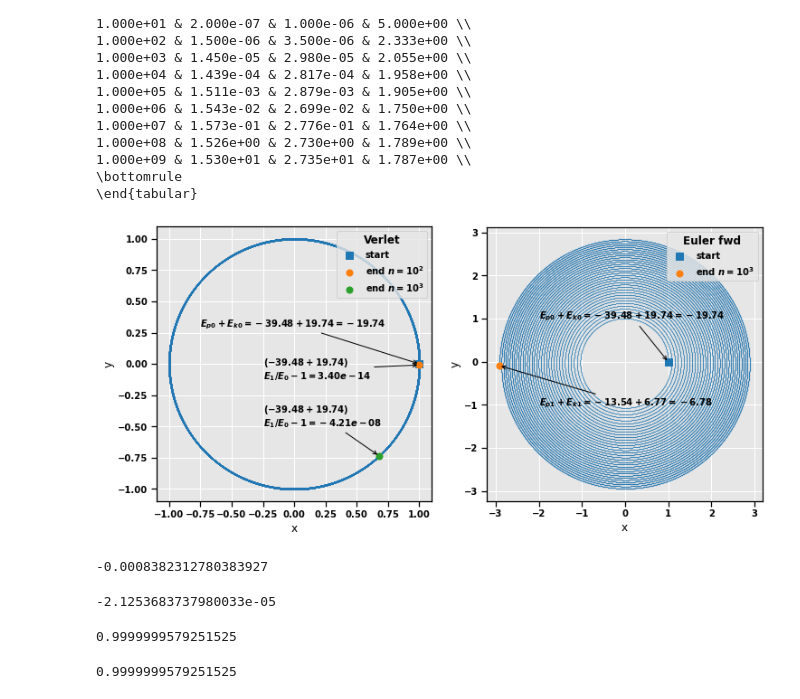
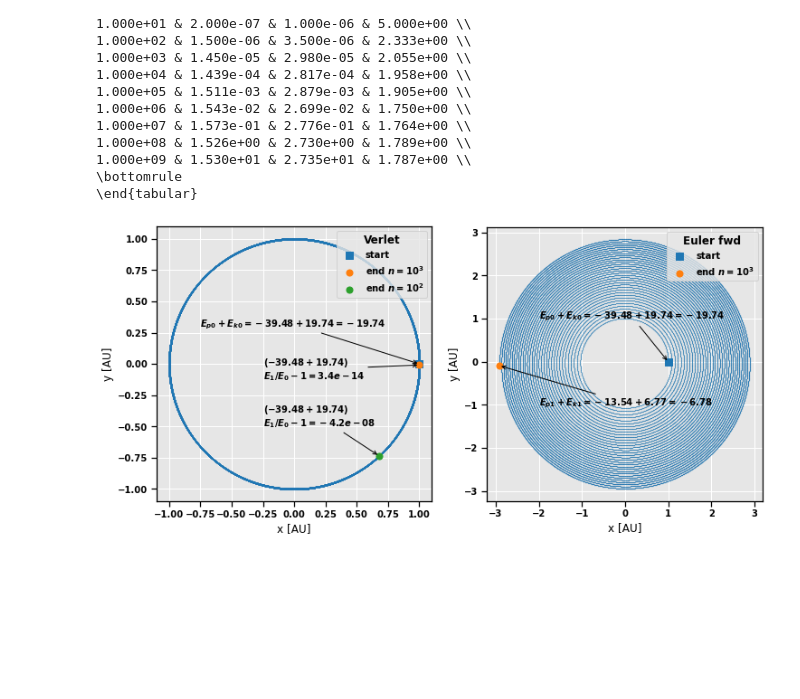
Before and after one commit to fonstelien/FYS4150, a Jupyter notebook: project3/results/project3.ipynb, the cells around one changed output. Saved outputs shown, nothing was run; the diff lists cells and outputs as text; code cells hidden in the pictures; blank space fills up the shorter version.

```diff
--- a/project3/results/project3.ipynb
+++ b/project3/results/project3.ipynb
@@ -180,16 +183,16 @@ dfe1000 = pd.read_csv('n1000y100e.csv')
 calc_energies(dfe1000)
 # %%
 fix, axes = plt.subplots(nrows=1, ncols=2, figsize=(12,6))
-dfv = pd.read_csv('test.csv')
+
 ax = axes[0]
 ax.scatter(dfv1000['x'], dfv1000['y'], s=.01, color=COLORS[0])
 ax.scatter(dfv1000['x'].iloc[0], dfv1000['y'].iloc[0], s=80, marker='s', color=COLORS[0], label='start')
-ax.scatter(dfv1000['x'].iloc[-1], dfv1000['y'].iloc[-1], s=50, color=COLORS[1], label='end $n=10^2$')
-ax.scatter(dfv100['x'].iloc[-1], dfv100['y'].iloc[-1], s=50, color=COLORS[2], label='end $n=10^3$')
+ax.scatter(dfv1000['x'].iloc[-1], dfv1000['y'].iloc[-1], s=50, color=COLORS[1], label='end $n=10^3$')
+ax.scatter(dfv100['x'].iloc[-1], dfv100['y'].iloc[-1], s=50, color=COLORS[2], label='end $n=10^2$')
 ax.set_aspect('equal', adjustable='box')
 ax.legend(loc='upper right', title='Verlet', title_fontsize=MEDIUM)
-ax.set_xlabel('x', fontsize=MEDIUM)
-ax.set_ylabel('y', fontsize=MEDIUM)
+ax.set_xlabel('x [AU]', fontsize=MEDIUM)
+ax.set_ylabel('y [AU]', fontsize=MEDIUM)
 
 xytext = (-.75,.3)
 xy = (dfv1000['x'].iloc[0], dfv1000['y'].iloc[0])
@@ -203,56 +206,40 @@ xy = (dfv1000['x'].iloc[-1], dfv1000['y'].iloc[-1])
 ep = dfv1000['potential'].iloc[-1]
 ek = dfv1000['kinetic'].iloc[-1]
 er = (ep+ek)/e0-1
-ax.annotate(f'$({ep:.2f}+{ek:.2f})$\n$E_1/E_0-1 = {er:.2e}$', xytext=xytext, xy=xy, arrowprops={'arrowstyle':'->'})
+ax.annotate(f'$({ep:.2f}+{ek:.2f})$\n$E_1/E_0-1 = {er:.1e}$', xytext=xytext, xy=xy, arrowprops={'arrowstyle':'->'})
 
 xytext = (-.25,-.5)
 xy = (dfv100['x'].iloc[-1], dfv100['y'].iloc[-1])
 ep = dfv100['potential'].iloc[-1]
 ek = dfv100['kinetic'].iloc[-1]
 er = (ep+ek)/e0-1
-ax.annotate(f'$({ep:.2f}+{ek:.2f})$\n$E_1/E_0-1 = {er:.2e}$', xytext=xytext, xy=xy, arrowprops={'arrowstyle':'->'})
+ax.annotate(f'$({ep:.2f}+{ek:.2f})$\n$E_1/E_0-1 = {er:.1e}$', xytext=xytext, xy=xy, arrowprops={'arrowstyle':'->'})
 
 
 ax = axes[1]
 ax.scatter(dfe1000['x'], dfe1000['y'], s=.01, color=COLORS[0])
 ax.scatter(dfe1000['x'].iloc[0], dfe1000['y'].iloc[0], s=80, marker='s', color=COLORS[0], label='start')
 ax.scatter(dfe1000['x'].iloc[-1], dfe1000['y'].iloc[-1], s=50, color=COLORS[1], label='end $n=10^3$')
 ax.set_aspect('equal', adjustable='box')
 ax.legend(loc='upper right', title='Euler fwd', title_fontsize=MEDIUM)
-ax.set_xlabel('x', fontsize=MEDIUM)
-ax.set_ylabel('y', fontsize=MEDIUM)
+ax.set_xlabel('x [AU]', fontsize=MEDIUM)
+ax.set_ylabel('y [AU]', fontsize=MEDIUM)
 
 
 xytext = (-2,1)
 xy = (dfe1000['x'].iloc[0], dfe1000['y'].iloc[0])
 ep = dfe1000['potential'].iloc[0]
 ek = dfe1000['kinetic'].iloc[0]
 e = ep+ek
 ax.annotate(f'$E_{{p0}}+E_{{k0}} = {ep:.2f}+{ek:.2f} = {e:.2f}$', xytext=xytext, xy=xy, arrowprops={'arrowstyle':'->'})
 
 xytext = (-2,-1)
 xy = (dfe1000['x'].iloc[-1], dfe1000['y'].iloc[-1])
 ep = dfe1000['potential'].iloc[-1]
 ek = dfe1000['kinetic'].iloc[-1]
 e = ep+ek
 ax.annotate(f'$E_{{p1}}+E_{{k1}} = {ep:.2f}+{ek:.2f} = {e:.2f}$', xytext=xytext, xy=xy, arrowprops={'arrowstyle':'->'})
 
 plt.show()
 # %% [output]
-[figure, old version]
+[figure, new version]
-# %%
-dfv100['kinetic'].iloc[-1]-dfv100['kinetic'].iloc[0]
-# %% [output]
--0.0008382312780383927
-# %%
-(dfv100['potential'].iloc[-1]-dfv100['potential'].iloc[0])/dfv100['potential'].iloc[0]
-# %% [output]
--2.1253683737980033e-05
-# %%
-dfv100['total'].iloc[-1]/dfv100['total'].iloc[0]
-# %% [output]
-0.9999999579251525
-# %%
-(dfv100['potential'].iloc[-1]+dfv100['kinetic'].iloc[-1])/(dfv100['potential'].iloc[0]+dfv100['kinetic'].iloc[0])
-# %% [output]
-0.9999999579251525
```
Also changed, not shown: parts of 23 cells of this notebook, 8 other files.
